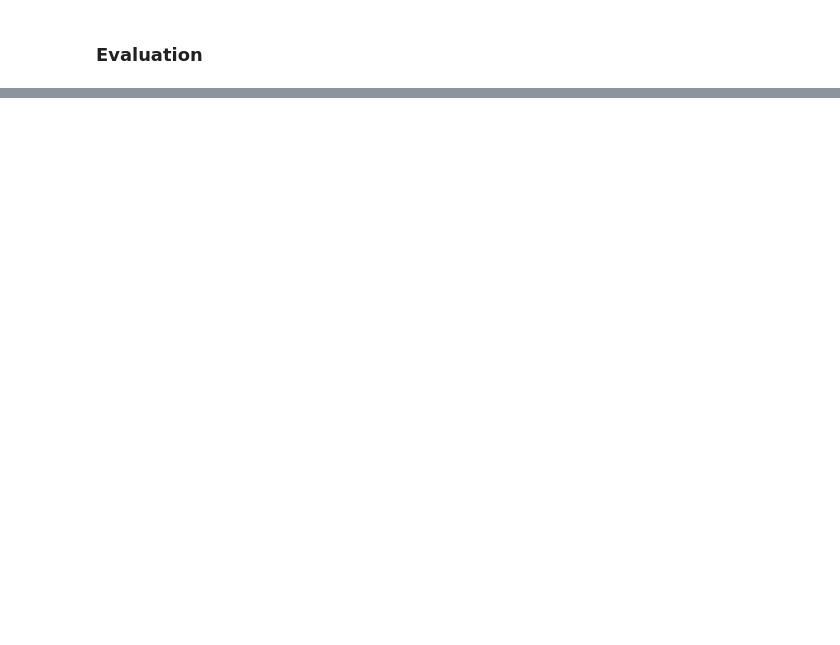
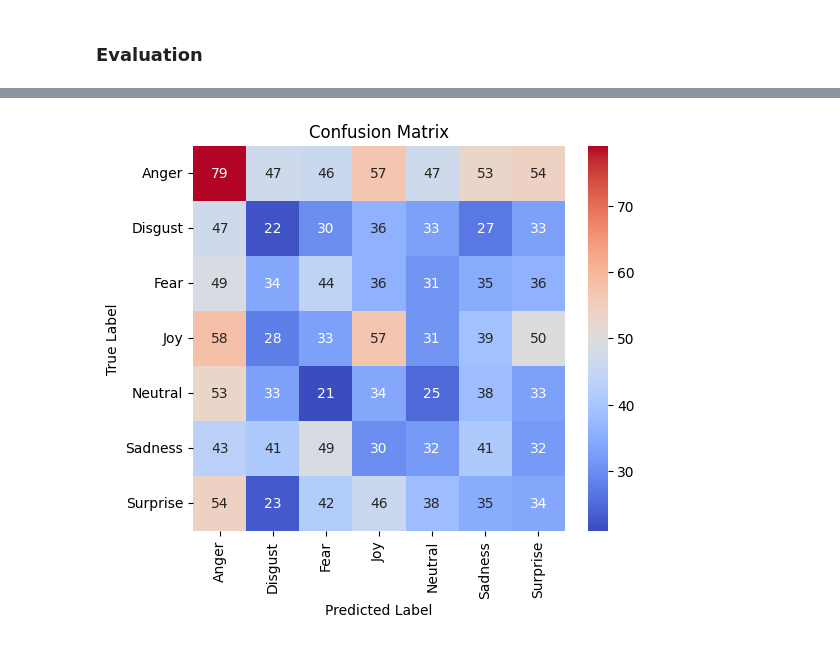
Before and after one commit to Chinenye-cloud/BDS_Homework, a Jupyter notebook: HW3emotion_classifier.ipynb, the cells around one changed output, grey strips where cells are left out. Drawn from its saved outputs; the diff is of its cells as text; code cells hidden in the pictures; blank space fills up the shorter version.

```diff
--- a/HW3emotion_classifier.ipynb
+++ b/HW3emotion_classifier.ipynb
@@ -121,6 +135,7 @@ model.add(layers.MaxPooling2D((2, 2)))
 model.add(layers.Conv2D(32, (3, 3), activation='relu'))
 model.add(layers.Flatten())
 model.add(layers.Dense(64, activation='relu'))
+model.add(layers.Dropout(0.5))
 model.add(layers.Dense(7, activation =  'softmax'))
 # %%
 model.summary()
@@ -178,0 +197,3 @@ model.evaluate(val_generator)
+# %%
+#val_prediction is y_pred basically
+val_prediction = model.predict(val_generator)
@@ -178,0 +202,3 @@ model.evaluate(val_generator)
+# %%
+val_labels = np.argmax(val_prediction,axis = 1)
+test_labels = np.argmax(test_prediction,axis = 1)
@@ -178,0 +215,4 @@ model.evaluate(val_generator)
+# %%
+#validation_cm = confusion_matrix(val_generator.labels, val_labels)
+validation_cm = confusion_matrix(val_generator.labels, val_labels)
+test_cm = confusion_matrix(test_generator.labels, test_labels)
@@ -178,0 +223,13 @@ model.evaluate(val_generator)
+# %%
+labels = ["Anger", "Disgust", "Fear", "Joy", "Neutral", "Sadness", "Surprise"]
+
+
+plt.figure(figsize=(6, 5))
+sns.heatmap(validation_cm, annot=True, fmt='d', cmap='coolwarm',
+            xticklabels=labels, yticklabels=labels)
+plt.xlabel('Predicted Label')
+plt.ylabel('True Label')
+plt.title('Confusion Matrix')
+plt.show()
+# %% [output]
+[figure, added]
```
Also changed, not shown: parts of 11 cells of this notebook.
